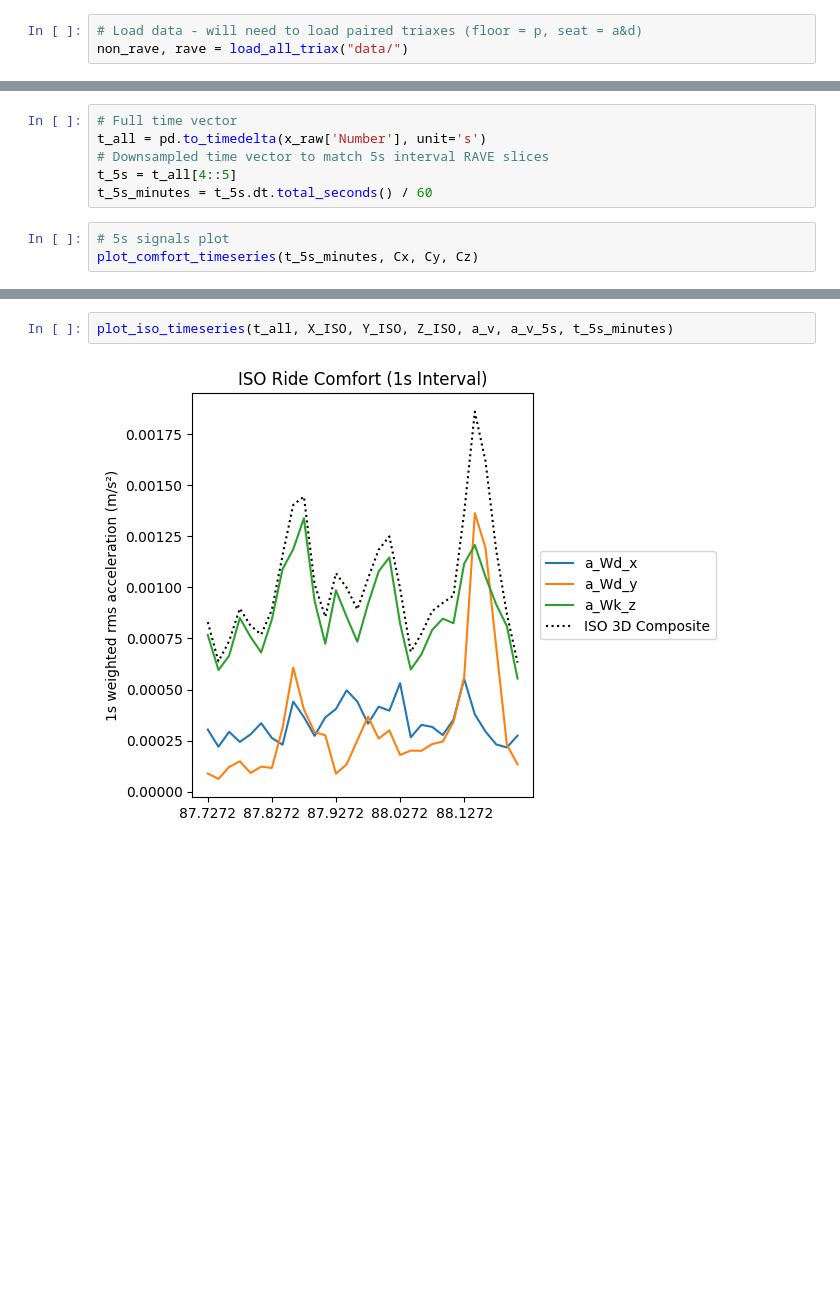
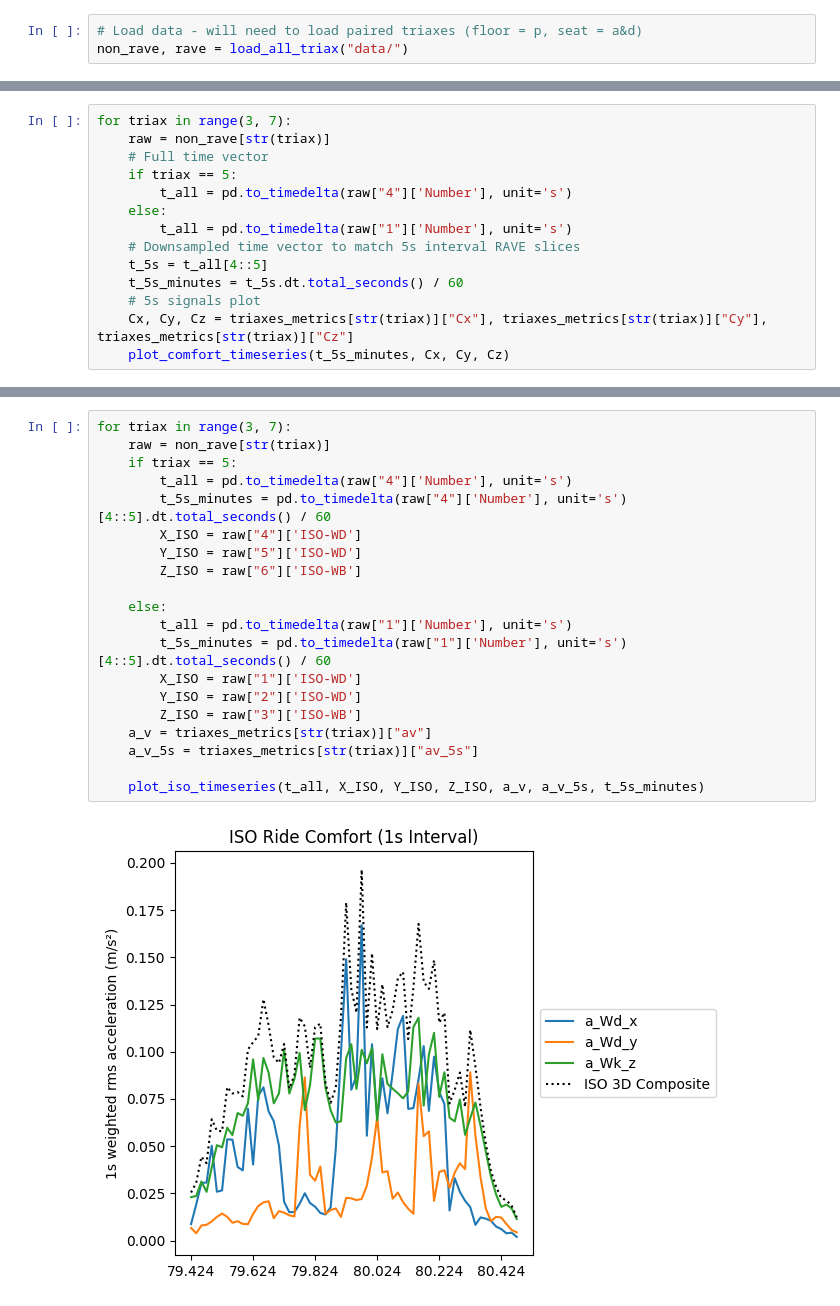
Before and after one commit to credwood/ride_comfort, a Jupyter notebook: calculations.ipynb, the cells around one changed output, grey strips where cells are left out. Saved outputs shown, nothing was run; the diff lists cells and outputs as text; blank space fills up the shorter version.

Commit message:
updating the notebook graphs and calculations for all triaxes

```diff
--- a/calculations.ipynb
+++ b/calculations.ipynb
@@ -103,10 +123,15 @@ plot_comfort_thresholds(N_MV, N_VD, categories)
-# %%
-# Full time vector
-t_all = pd.to_timedelta(x_raw['Number'], unit='s')
-# Downsampled time vector to match 5s interval RAVE slices
-t_5s = t_all[4::5]
-t_5s_minutes = t_5s.dt.total_seconds() / 60
 # %%
-# 5s signals plot
-plot_comfort_timeseries(t_5s_minutes, Cx, Cy, Cz)
+for triax in range(3, 7):
+    raw = non_rave[str(triax)]
+    # Full time vector
+    if triax == 5:
+        t_all = pd.to_timedelta(raw["4"]['Number'], unit='s')
+    else:
+        t_all = pd.to_timedelta(raw["1"]['Number'], unit='s')
+    # Downsampled time vector to match 5s interval RAVE slices
+    t_5s = t_all[4::5]
+    t_5s_minutes = t_5s.dt.total_seconds() / 60
+    # 5s signals plot
+    Cx, Cy, Cz = triaxes_metrics[str(triax)]["Cx"], triaxes_metrics[str(triax)]["Cy"], triaxes_metrics[str(triax)]["Cz"]
+    plot_comfort_timeseries(t_5s_minutes, Cx, Cy, Cz)
 # %% [output]
@@ -142,4 +209,22 @@ plot_compare_all_metrics(
 # %%
-plot_iso_timeseries(t_all, X_ISO, Y_ISO, Z_ISO, a_v, a_v_5s, t_5s_minutes)
+for triax in range(3, 7):
+    raw = non_rave[str(triax)]
+    if triax == 5:
+        t_all = pd.to_timedelta(raw["4"]['Number'], unit='s')
+        t_5s_minutes = pd.to_timedelta(raw["4"]['Number'], unit='s')[4::5].dt.total_seconds() / 60
+        X_ISO = raw["4"]['ISO-WD']
+        Y_ISO = raw["5"]['ISO-WD']
+        Z_ISO = raw["6"]['ISO-WB']
+
+    else:
+        t_all = pd.to_timedelta(raw["1"]['Number'], unit='s')
+        t_5s_minutes = pd.to_timedelta(raw["1"]['Number'], unit='s')[4::5].dt.total_seconds() / 60
+        X_ISO = raw["1"]['ISO-WD']
+        Y_ISO = raw["2"]['ISO-WD']
+        Z_ISO = raw["3"]['ISO-WB']
+    a_v = triaxes_metrics[str(triax)]["av"]
+    a_v_5s = triaxes_metrics[str(triax)]["av_5s"]
+
+    plot_iso_timeseries(t_all, X_ISO, Y_ISO, Z_ISO, a_v, a_v_5s, t_5s_minutes)
 # %% [output]
-[figure, old version]
+[figure, new version]
```
Also changed, not shown: parts of 14 cells of this notebook, 2 other files.
